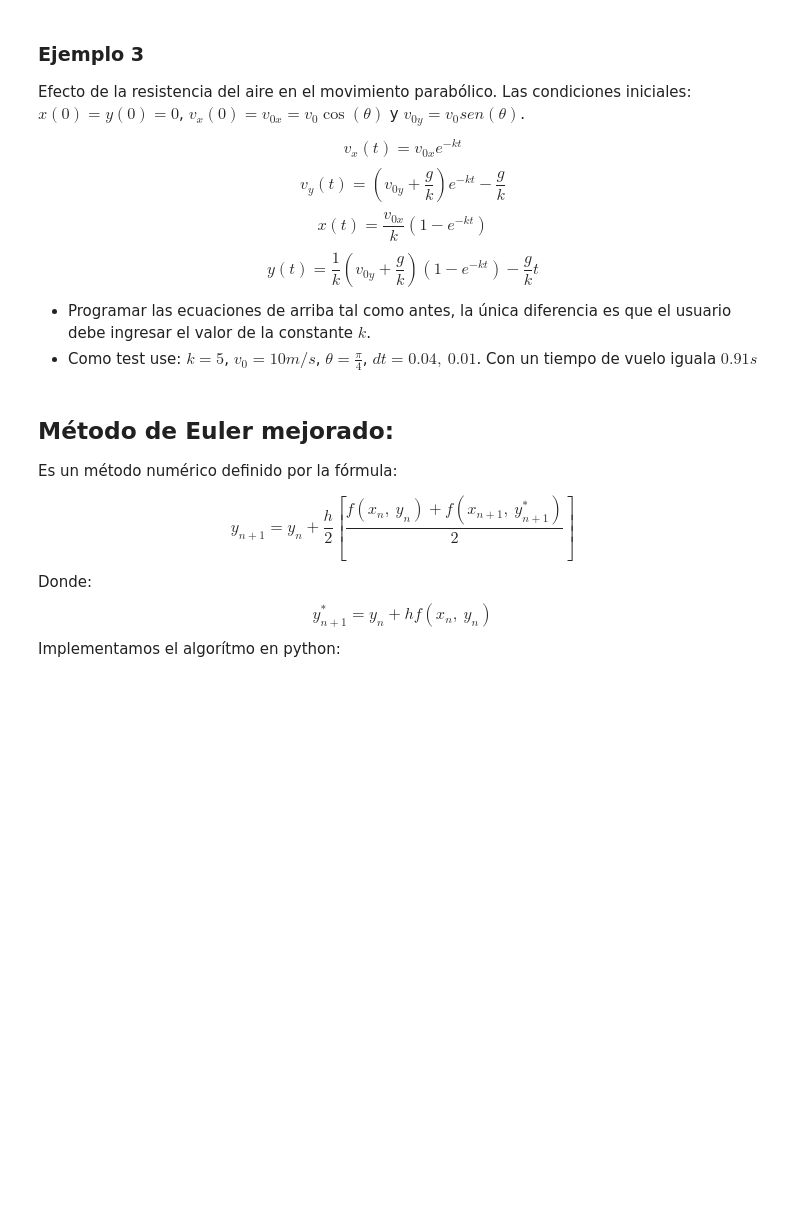
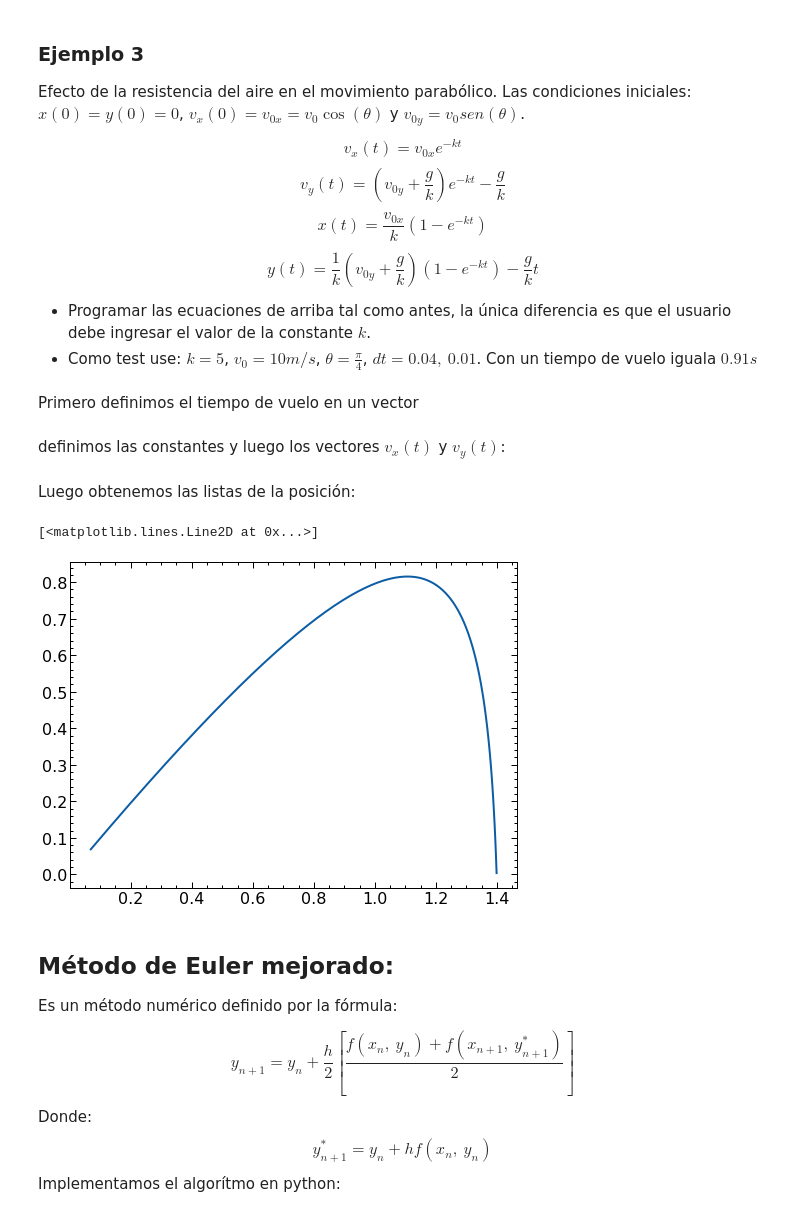
Before and after one commit to JherMik7/euler_Y_Euler_Mejorado, a Jupyter notebook: euler_y_euler_mejorado.ipynb, the cells around one changed output. Cells and saved outputs as stored; diff of their text form; code cells hidden in the pictures; blank space fills up the shorter version.

```diff
--- a/euler_y_euler_mejorado.ipynb
+++ b/euler_y_euler_mejorado.ipynb
@@ -99,6 +99,32 @@ $$ x(t) = \dfrac{v_{0x}}{k}(1-e^{-kt}) $$
 $$ y(t) = \dfrac{1}{k} \left ( v_{0y}+\dfrac{g}{k} \right ) (1-e^{-kt})-\dfrac{g}{k}t$$
 - Programar las ecuaciones de arriba tal como antes, la única diferencia es que el usuario debe ingresar el valor de la constante $k$.
 - Como test use: $k = 5$, $v_{0} = 10m/s$, $\theta = \frac{\pi}{4}$, $dt = 0.04, \ 0.01$. Con un tiempo de vuelo iguala $0.91s$
+# %% [markdown]
+Primero definimos el tiempo de vuelo en un vector
+# %%
+dt = 0.01
+tiempo = np.arange(0+dt,0.91+dt,dt)
+# %% [markdown]
+definimos las constantes y luego los vectores $v_{x}(t)$ y $v_{y}(t)$:
+# %%
+#k = input('Ingrese el valor de k: ')
+k = 5 # Valor de k
+gravedad = 9.8 # Valor de la gravedad
+vo = 10 # m/s
+angulo = np.pi/4 # valor de theta en radianes
+
+# velocidades:
+vx_t = vo*np.exp(-k*tiempo) # velocidad en x
+vy_t = (vo*np.sin(angulo) + gravedad/k)*np.exp(-k*tiempo)-gravedad/tiempo # velocidad en y
+# %% [markdown]
+Luego obtenemos las listas de la posición:
+# %%
+x_t = (1-np.exp(-k*tiempo))*vo*np.cos(angulo)/k # posicion en x
+y_t = (1-np.exp(-k*tiempo))*(vo*np.sin(angulo) + gravedad/k)/k - gravedad*tiempo/k # posicion en y
+plt.plot(x_t,y_t, '-')
+# %% [output]
+[<matplotlib.lines.Line2D at 0x...>]
+[figure, added]
 # %% [markdown]
 ## Método de Euler mejorado:
 Es un método numérico definido por la fórmula:
```
